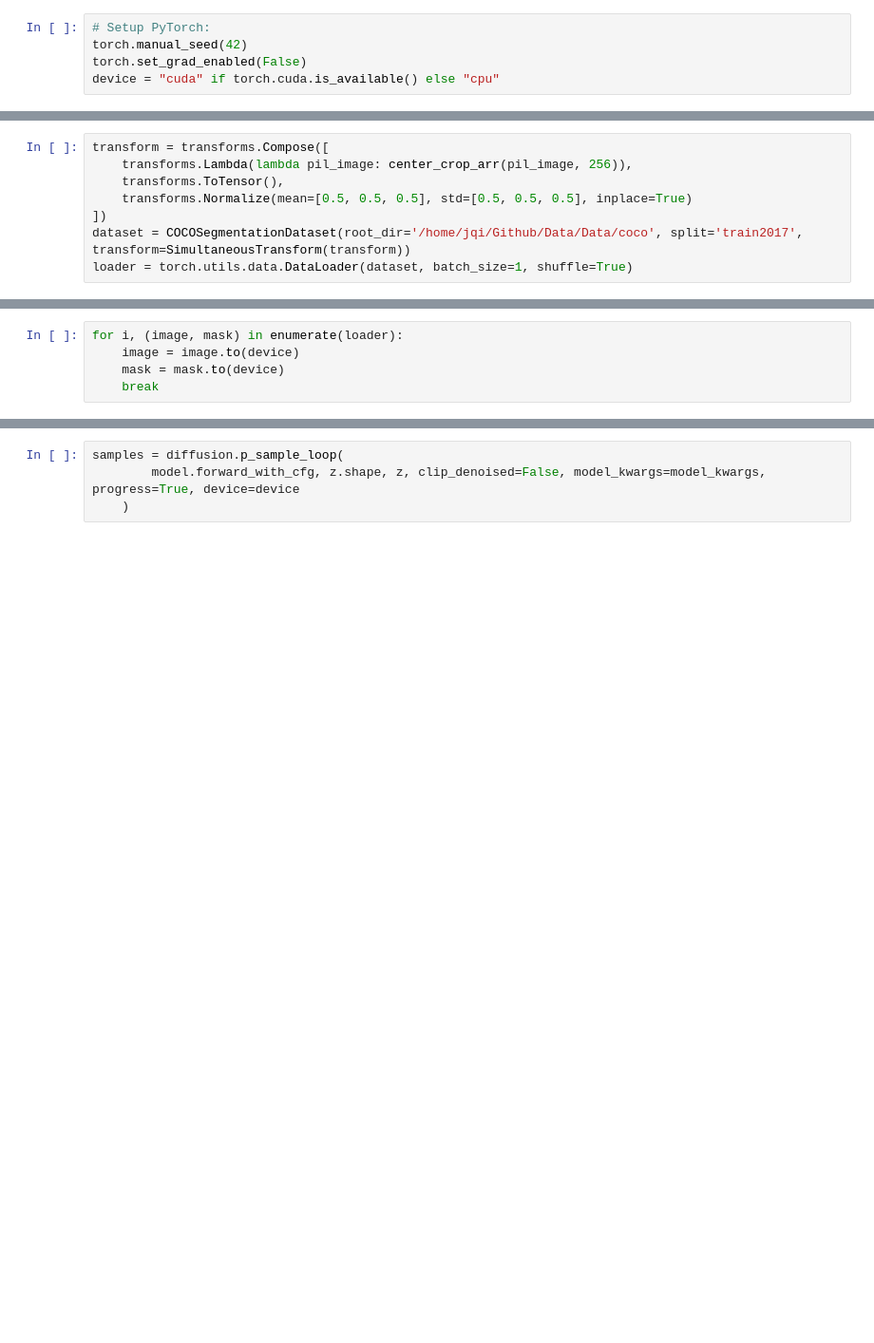
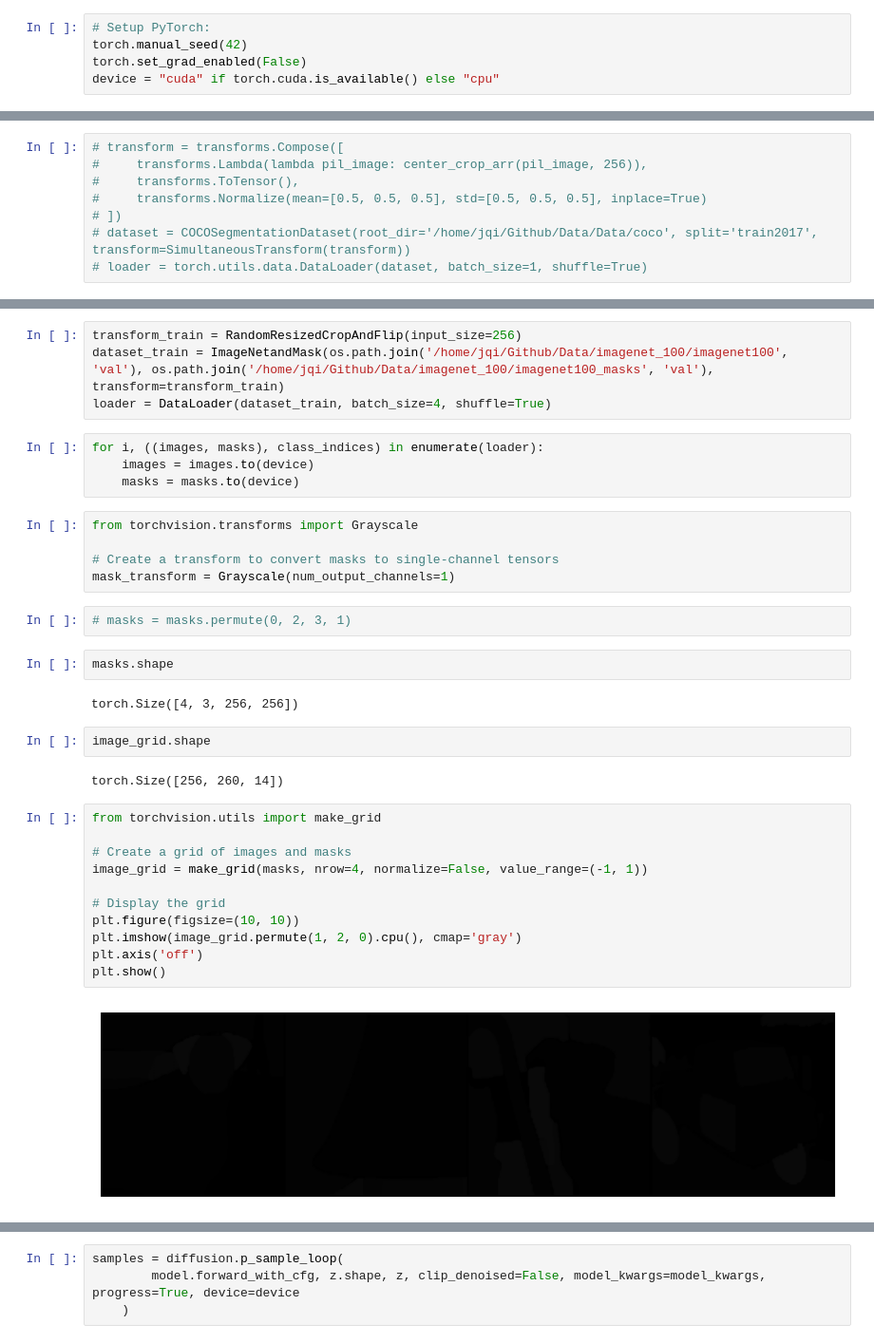
Before and after one commit to user074/DiT, a Jupyter notebook: sample.ipynb, the cells around one changed output, grey strips where cells are left out. Shown at 95% size. Saved outputs shown, nothing was run; the diff lists cells and outputs as text; blank space fills up the shorter version.

```diff
--- a/sample.ipynb
+++ b/sample.ipynb
@@ -31,10 +62,10 @@ model.eval()  # important!
 diffusion = create_diffusion('1000')
 vae = AutoencoderKL.from_pretrained(f"stabilityai/sd-vae-ft-ema").to(device)
 # %%
-transform = transforms.Compose([
-    transforms.Lambda(lambda pil_image: center_crop_arr(pil_image, 256)),
-    transforms.ToTensor(),
-    transforms.Normalize(mean=[0.5, 0.5, 0.5], std=[0.5, 0.5, 0.5], inplace=True)
-])
-dataset = COCOSegmentationDataset(root_dir='/home/jqi/Github/Data/Data/coco', split='train2017', transform=SimultaneousTransform(transform))
-loader = torch.utils.data.DataLoader(dataset, batch_size=1, shuffle=True)
+# transform = transforms.Compose([
+#     transforms.Lambda(lambda pil_image: center_crop_arr(pil_image, 256)),
+#     transforms.ToTensor(),
+#     transforms.Normalize(mean=[0.5, 0.5, 0.5], std=[0.5, 0.5, 0.5], inplace=True)
+# ])
+# dataset = COCOSegmentationDataset(root_dir='/home/jqi/Github/Data/Data/coco', split='train2017', transform=SimultaneousTransform(transform))
+# loader = torch.utils.data.DataLoader(dataset, batch_size=1, shuffle=True)
@@ -41,5 +165,36 @@ loader = torch.utils.data.DataLoader(dataset, batch_size=1, shuffle=True)
+# %%
+transform_train = RandomResizedCropAndFlip(input_size=256)
+dataset_train = ImageNetandMask(os.path.join('/home/jqi/Github/Data/imagenet_100/imagenet100', 'val'), os.path.join('/home/jqi/Github/Data/imagenet_100/imagenet100_masks', 'val'), transform=transform_train)
+loader = DataLoader(dataset_train, batch_size=4, shuffle=True)
 # %%
-for i, (image, mask) in enumerate(loader):
-    image = image.to(device)
-    mask = mask.to(device)
-    break
+for i, ((images, masks), class_indices) in enumerate(loader):
+    images = images.to(device)
+    masks = masks.to(device)
+# %%
+from torchvision.transforms import Grayscale
+
+# Create a transform to convert masks to single-channel tensors
+mask_transform = Grayscale(num_output_channels=1)
+# %%
+# masks = masks.permute(0, 2, 3, 1)
+# %%
+masks.shape
+# %% [output]
+torch.Size([4, 3, 256, 256])
+# %%
+image_grid.shape
+# %% [output]
+torch.Size([256, 260, 14])
+# %%
+from torchvision.utils import make_grid
+
+# Create a grid of images and masks
+image_grid = make_grid(masks, nrow=4, normalize=False, value_range=(-1, 1))
+
+# Display the grid
+plt.figure(figsize=(10, 10))
+plt.imshow(image_grid.permute(1, 2, 0).cpu(), cmap='gray')
+plt.axis('off')
+plt.show()
+# %% [output]
+[figure, added]
```
Also changed, not shown: parts of 23 cells of this notebook, 6 other files.
